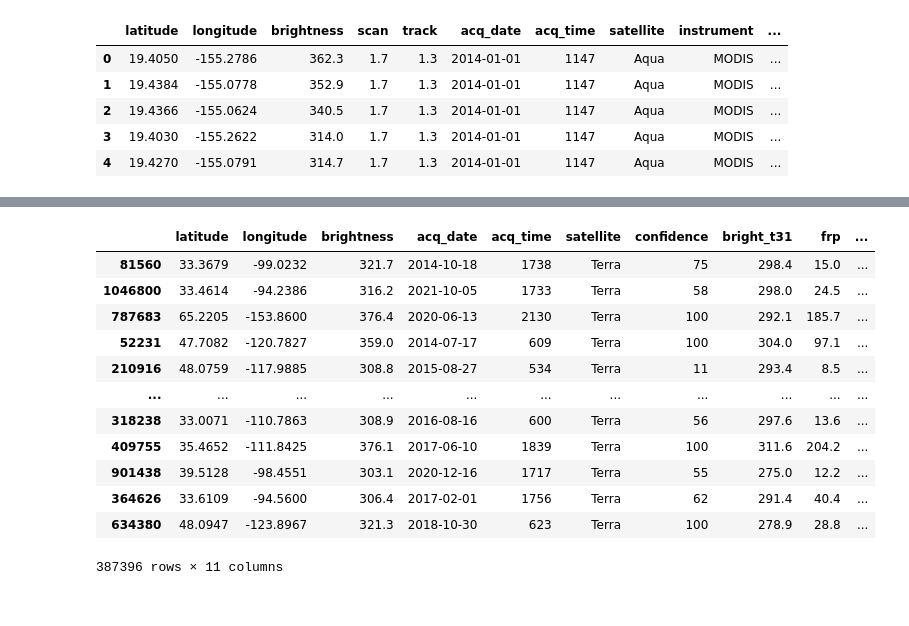
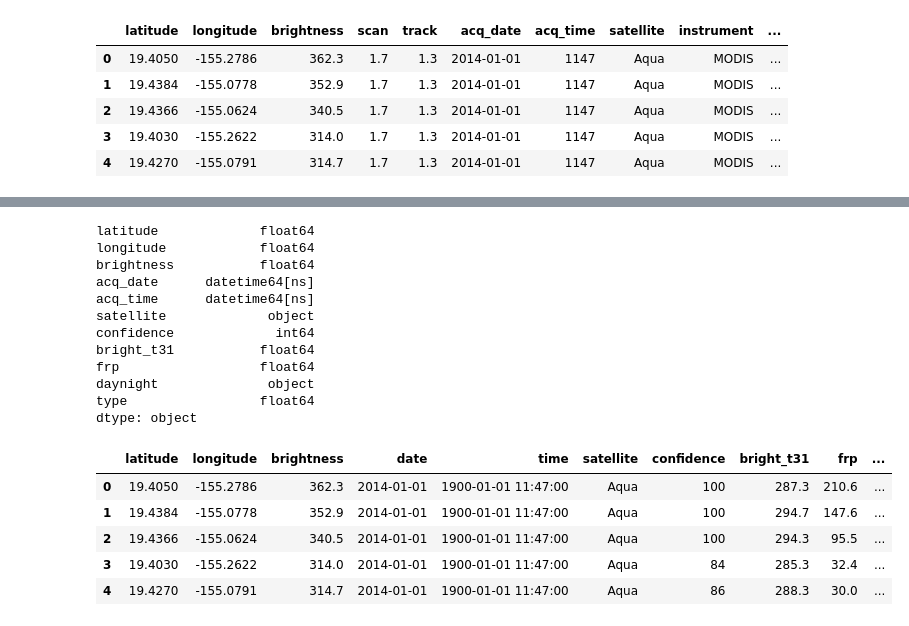
Before and after one commit to HayleyParnell/Project_3, a Jupyter notebook: Fire Data Visualization.ipynb, the cells around one changed output, grey strips where cells are left out. Cells and saved outputs as stored; diff of their text form; code cells hidden in the pictures.

```diff
--- a/Fire Data Visualization.ipynb
+++ b/Fire Data Visualization.ipynb
@@ -32,4 +25,5 @@ fire_nrt.head()
 # %%
-merged_df = pd.concat([fire_archive,fire_nrt],ignore_index=True)
-merged_df.head()
+# Drop unused columns
+modified_df = merged_df.drop(columns=['scan', 'track', 'instrument', 'version'])
+modified_df.dtypes
 # %% [output]
@@ -42,4 +42,25 @@ merged_df.head()
 # %%
-sampled_df = merged_df.sample(frac=0.3)
-sampled_df
+# Convert Acquired Time to from INT to STR to allow for splitting by index
+modified_df['acq_time'] = (modified_df['acq_time']).astype(str)
+
+# Initialize empty list for Acquired Times
+acq_times = []
+
+# Loop through all Acquired Times
+for x in modified_df['acq_time']:
+
+    # If too short to be converted to HH:MM, add some 0s to the front of it
+    if len(x) == 3:
+        x = f"0{x}"
+    elif len(x) == 2:
+        x = f"00{x}"
+    elif len(x) == 1:
+        x = f"000{x}"
+
+    # Change format from HHMM to HH:MM
+    acq_times.append(f"{x[:2]}:{x[2:]}")
+
+# Assign now-full list to column
+modified_df['acq_time'] = acq_times
+modified_df.tail()
 # %% [output]
@@ -59,18 +73,29 @@ sampled_df
 # %%
-sampled_df.drop(['scan', 'track','instrument','version'], axis=1, inplace=True)
+# Convert Date & Time to datetime datatype
+modified_df['acq_date'] = pd.to_datetime(modified_df['acq_date'], format='%Y-%m-%d')
+modified_df['acq_time'] = pd.to_datetime(modified_df['acq_time'], format='%H:%M')
+modified_df.dtypes
+# %% [output]
+latitude             float64
+longitude            float64
+brightness           float64
+acq_date      datetime64[ns]
+acq_time      datetime64[ns]
+satellite             object
+confidence             int64
+bright_t31           float64
+frp                  float64
+daynight              object
+type                 float64
+dtype: object
 # %%
-sampled_df
+# Rename Date & Time columns
+final_df = modified_df.rename(columns={'acq_date': 'date', 'acq_time': 'time'})
+final_df.head()
 # %% [output]
-|  | latitude | longitude | brightness | acq_date | acq_time | satellite | confidence | bright_t31 | frp | ... |
-| 81560 | 33.3679 | -99.0232 | 321.7 | 2014-10-18 | 1738 | Terra | 75 | 298.4 | 15.0 | ... |
-| 1046800 | 33.4614 | -94.2386 | 316.2 | 2021-10-05 | 1733 | Terra | 58 | 298.0 | 24.5 | ... |
-| 787683 | 65.2205 | -153.8600 | 376.4 | 2020-06-13 | 2130 | Terra | 100 | 292.1 | 185.7 | ... |
-| 52231 | 47.7082 | -120.7827 | 359.0 | 2014-07-17 | 609 | Terra | 100 | 304.0 | 97.1 | ... |
-| 210916 | 48.0759 | -117.9885 | 308.8 | 2015-08-27 | 534 | Terra | 11 | 293.4 | 8.5 | ... |
-| ... | ... | ... | ... | ... | ... | ... | ... | ... | ... | ... |
-| 318238 | 33.0071 | -110.7863 | 308.9 | 2016-08-16 | 600 | Terra | 56 | 297.6 | 13.6 | ... |
-| 409755 | 35.4652 | -111.8425 | 376.1 | 2017-06-10 | 1839 | Terra | 100 | 311.6 | 204.2 | ... |
-| 901438 | 39.5128 | -98.4551 | 303.1 | 2020-12-16 | 1717 | Terra | 55 | 275.0 | 12.2 | ... |
-| 364626 | 33.6109 | -94.5600 | 306.4 | 2017-02-01 | 1756 | Terra | 62 | 291.4 | 40.4 | ... |
-| 634380 | 48.0947 | -123.8967 | 321.3 | 2018-10-30 | 623 | Terra | 100 | 278.9 | 28.8 | ... |
+|  | latitude | longitude | brightness | date | time | satellite | confidence | bright_t31 | frp | ... |
+| 0 | 19.4050 | -155.2786 | 362.3 | 2014-01-01 | 1900-01-01 11:47:00 | Aqua | 100 | 287.3 | 210.6 | ... |
+| 1 | 19.4384 | -155.0778 | 352.9 | 2014-01-01 | 1900-01-01 11:47:00 | Aqua | 100 | 294.7 | 147.6 | ... |
+| 2 | 19.4366 | -155.0624 | 340.5 | 2014-01-01 | 1900-01-01 11:47:00 | Aqua | 100 | 294.3 | 95.5 | ... |
+| 3 | 19.4030 | -155.2622 | 314.0 | 2014-01-01 | 1900-01-01 11:47:00 | Aqua | 84 | 285.3 | 32.4 | ... |
+| 4 | 19.4270 | -155.0791 | 314.7 | 2014-01-01 | 1900-01-01 11:47:00 | Aqua | 86 | 288.3 | 30.0 | ... |
-387396 rows × 11 columns
```
Also changed, not shown: parts of 11 cells of this notebook, 12 other files.
